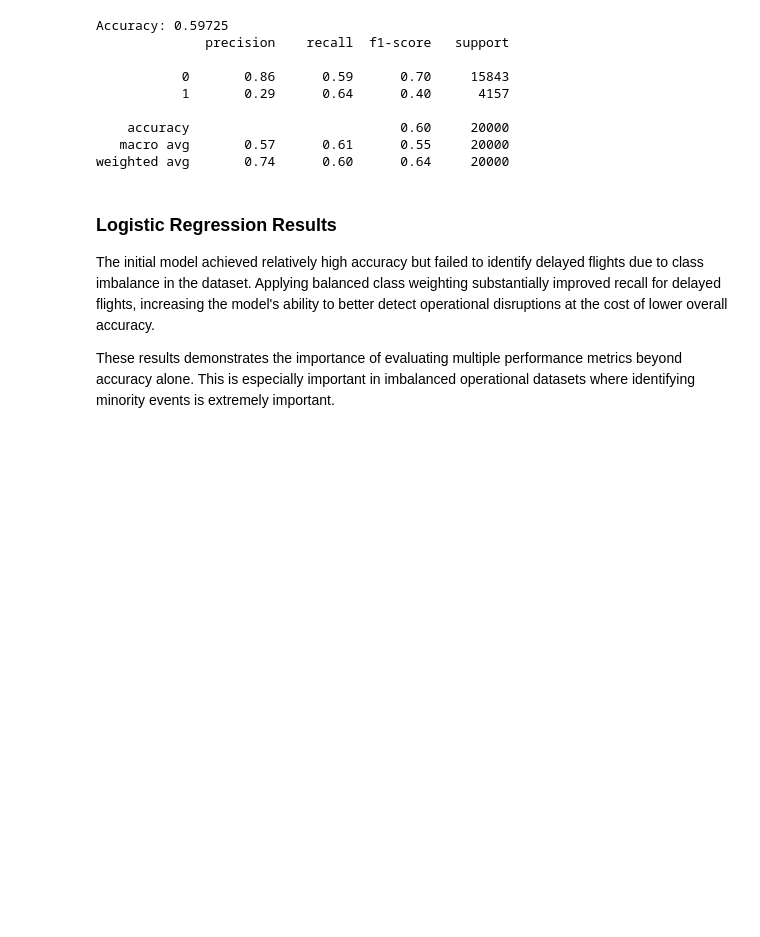
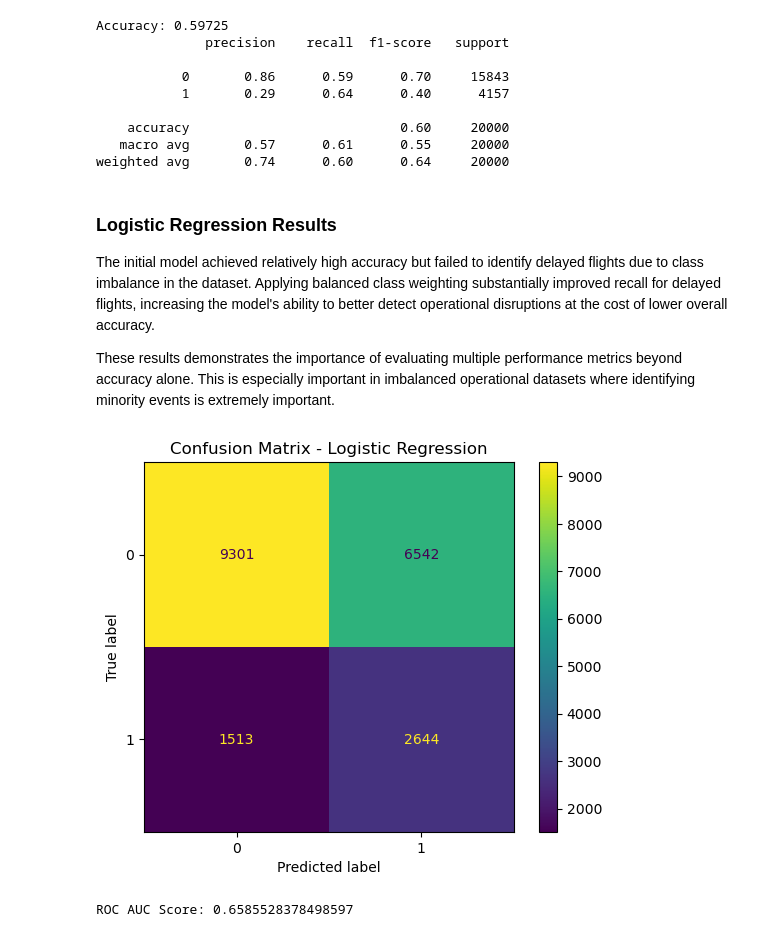
Before and after one commit to aidanbarnett22/flight-delay-analysis, a Jupyter notebook: notebooks/exploration.ipynb, the cells around one changed output. Cells and saved outputs as stored; diff of their text form; code cells hidden in the pictures; blank space fills up the shorter version.

Commit message:
confusion matrix and ROC-AUC

```diff
--- a/notebooks/exploration.ipynb
+++ b/notebooks/exploration.ipynb
@@ -199,3 +199,16 @@ weighted avg       0.74      0.60      0.64     20000
 The initial model achieved relatively high accuracy but failed to identify delayed flights due to class imbalance in the dataset. Applying balanced class weighting substantially improved recall for delayed flights, increasing the model's ability to better detect operational disruptions at the cost of lower overall accuracy.
 
 These results demonstrates the importance of evaluating multiple performance metrics beyond accuracy alone. This is especially important in imbalanced operational datasets where identifying minority events is extremely important.
+# %%
+ConfusionMatrixDisplay.from_predictions(y_test, preds_balanced)
+plt.title("Confusion Matrix - Logistic Regression")
+plt.savefig("../visuals/confusion_matrix.png")
+plt.show()
+# %% [output]
+[figure, added]
+# %%
+probs = model.predict_proba(X_test)[:, 1]
+auc = roc_auc_score(y_test, probs)
+print("ROC AUC Score:", auc)
+# %% [output]
+ROC AUC Score: 0.6585528378498597
```
Also changed, not shown: parts of 1 cell of this notebook, 1 other file.
